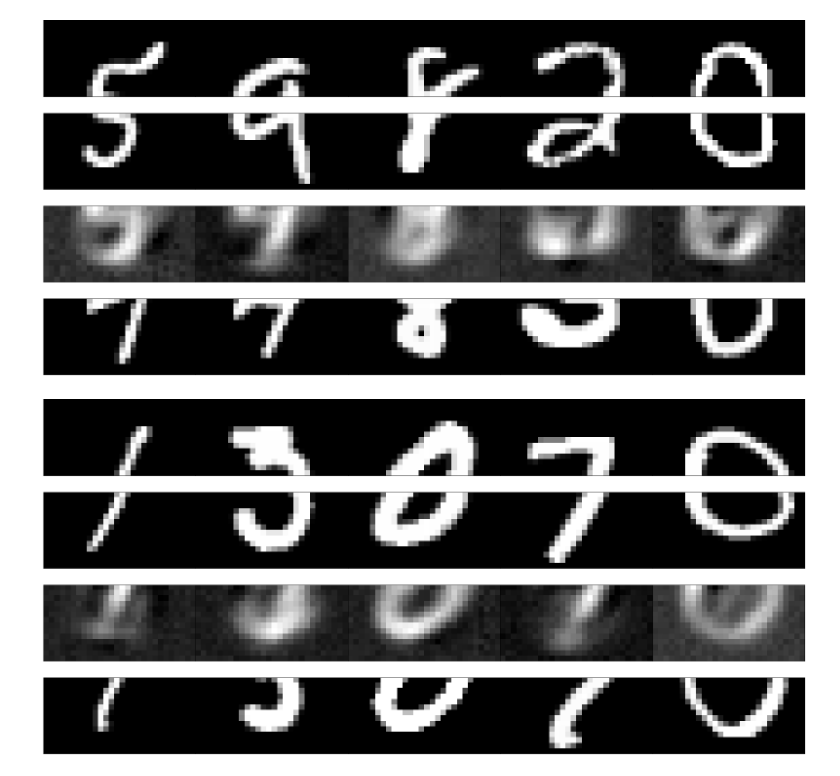
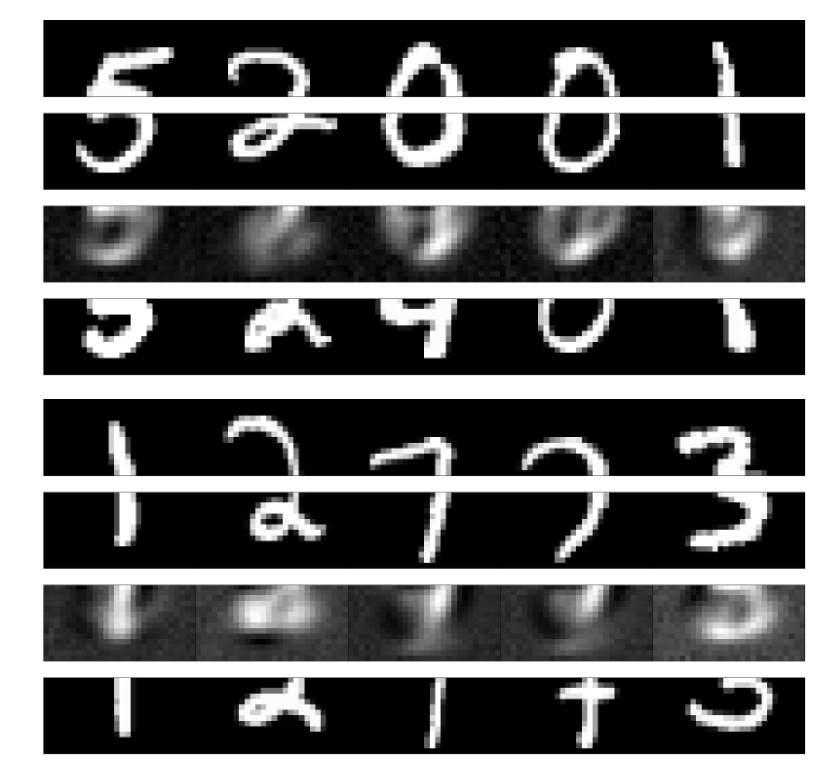
Before and after one commit to alexanderamy/mnist-halves, a Jupyter notebook: notebooks/demo.ipynb, the cells around one changed output. Saved outputs shown, nothing was run; the diff lists cells and outputs as text; code cells hidden in the pictures.

```diff
--- a/notebooks/demo.ipynb
+++ b/notebooks/demo.ipynb
@@ -124,4 +113,6 @@ epoch: 25 | train: 0.012 | test: 0.013
 # %%
+
+# # full test set
 # # make sims matrix
 # sims = make_sims_matrix(model, test_data)
 # sims = np.array(sims)
@@ -131,3 +122,11 @@ epoch: 25 | train: 0.012 | test: 0.013
 
 # load sims matrix
 # sims = np.genfromtxt('../output/sims.txt', delimiter=',')
+
+# first 1000 datapoints
+# make sims matrix
+head = 1000
+test_data_head = torch.utils.data.Subset(test_data, range(head))
+test_dataset_head = torch.utils.data.Subset(test_dataset, range(head))
+sims_head = make_sims_matrix(model, test_data_head)
+sims_head = np.array(sims_head)
@@ -144,2 +133,18 @@ row_ind_100, col_ind_100 = get_matches(sims_100)
+# %%
+# # full test set
+# # solve max weight matching problem
+# row_ind, col_ind = get_matches(sims)
+
+# # save solutions
+# np.savetxt('../output/row_ind.txt', row_ind, delimiter=',')
+# np.savetxt('../output/col_ind.txt', col_ind, delimiter=',')
+
+# # load solutions
+# row_ind = np.genfromtxt('../output/row_ind.txt', delimiter=',')
+# col_ind = np.genfromtxt('../output/col_ind.txt', delimiter=',')
+
+# first 1000 datapoints
+# solve max weight matching problem
+row_ind_head, col_ind_head = get_matches(sims_head)
 # %%
 # exact matches
@@ -193,8 +173,8 @@ eval_matches(test_dataset, row_ind, col_ind, eval_type='label')
 # %%
-make_figure(model, test_data, test_dataset, row_ind, col_ind, sample='random')
+make_figure(model, test_data_head, test_dataset_head, row_ind_head, col_ind_head, sample='random')
 # %% [output]
-[figure, old version]
+[figure, new version]
 # %%
-make_figure(model, test_data, test_dataset, row_ind, col_ind, sample='correct')
+make_figure(model, test_data_head, test_dataset_head, row_ind_head, col_ind_head, sample='correct')
 # %% [output]
-[figure, old version]
+[figure, new version]
```
Also changed, not shown: parts of 13 cells of this notebook.
